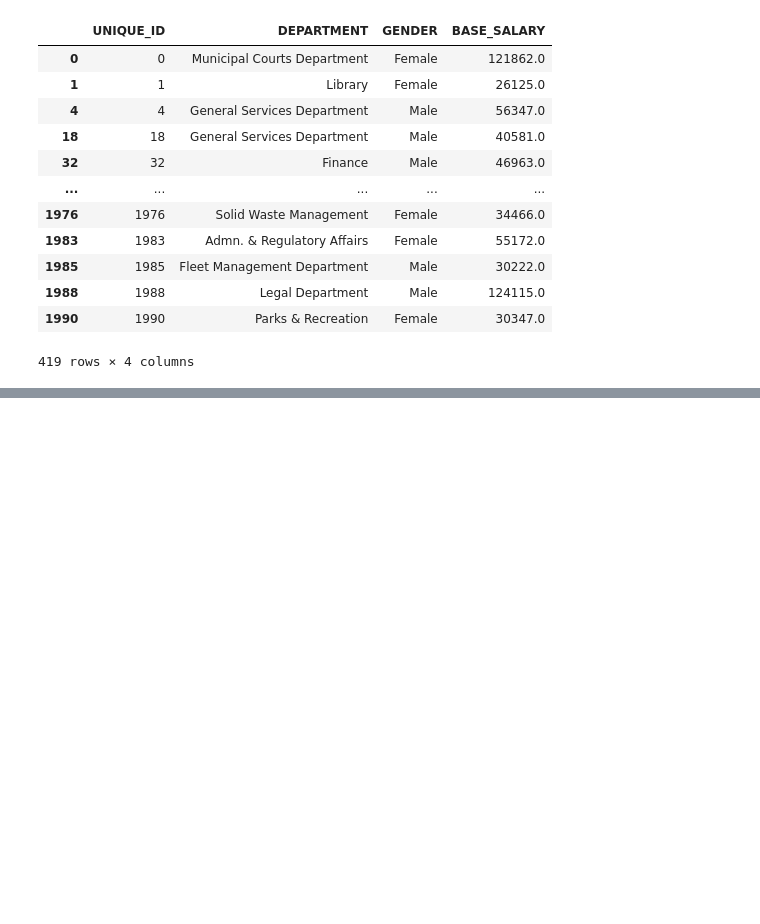
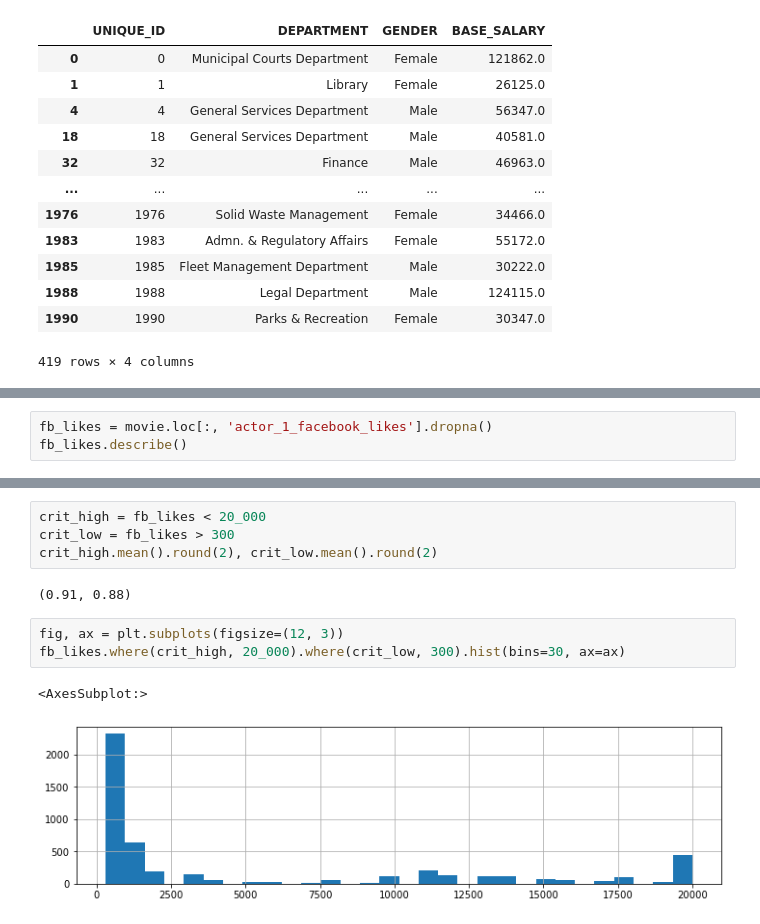
Before and after one commit to minstrel1149/pandas_practice-cookbook1, a Jupyter notebook: pd_cookbook_2_chapter7.ipynb, the cells around one changed output, grey strips where cells are left out. Drawn from its saved outputs; the diff is of its cells as text; blank space fills up the shorter version.

```diff
--- a/pd_cookbook_2_chapter7.ipynb
+++ b/pd_cookbook_2_chapter7.ipynb
@@ -299,0 +311,3 @@ emp.loc[criteria, select]
+# %%
+fb_likes = movie.loc[:, 'actor_1_facebook_likes'].dropna()
+fb_likes.describe()
@@ -299,0 +324,12 @@ emp.loc[criteria, select]
+# %%
+crit_high = fb_likes < 20_000
+crit_low = fb_likes > 300
+crit_high.mean().round(2), crit_low.mean().round(2)
+# %% [output]
+(0.91, 0.88)
+# %%
+fig, ax = plt.subplots(figsize=(12, 3))
+fb_likes.where(crit_high, 20_000).where(crit_low, 300).hist(bins=30, ax=ax)
+# %% [output]
+<AxesSubplot:>
+[figure, added]
```
Also changed, not shown: parts of 6 cells of this notebook, 1 other file.
